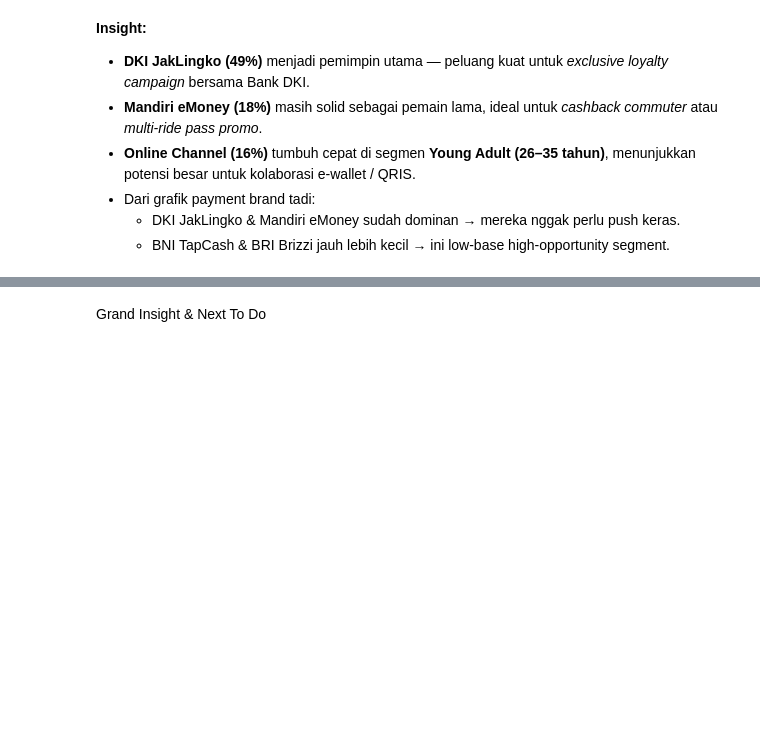
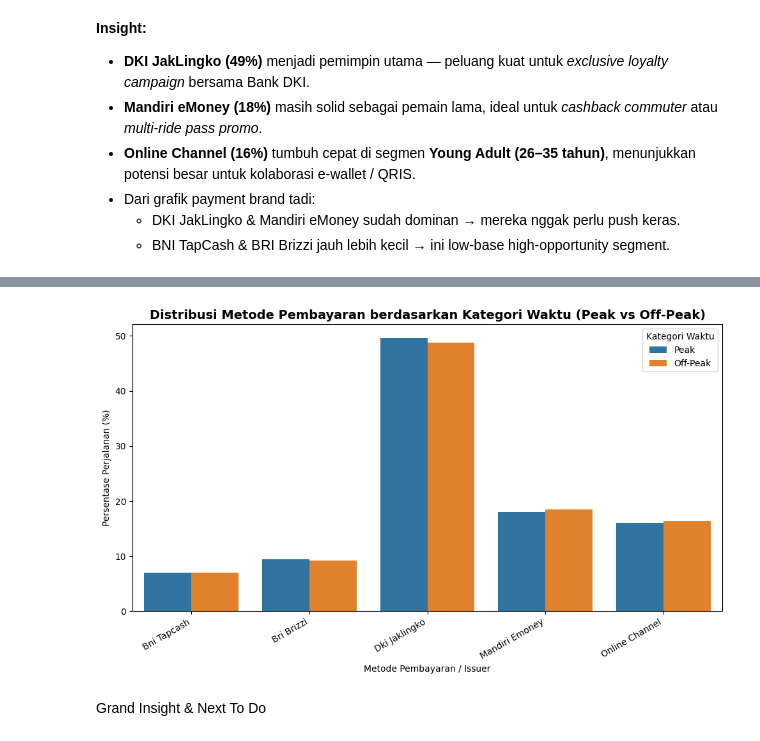
Before and after one commit to esj2303/transjakarta-project, a Jupyter notebook: capstone_module3.ipynb, the cells around one changed output, grey strips where cells are left out. Drawn from its saved outputs; the diff is of its cells as text; code cells hidden in the pictures; blank space fills up the shorter version.

```diff
--- a/capstone_module3.ipynb
+++ b/capstone_module3.ipynb
@@ -1220,3 +1276,58 @@ Name: proportion, dtype: float64
+# %%
+import pandas as pd
+import matplotlib.pyplot as plt
+import seaborn as sns
+
+# Pastikan jam & peakHour ada
+if 'tapInTime' in df.columns and 'hour' not in df.columns:
+    df['tapInTime'] = pd.to_datetime(df['tapInTime'], errors='coerce')
+    df['hour'] = df['tapInTime'].dt.hour
+
+if 'peakHour' not in df.columns:
+    df['peakHour'] = df['hour'].apply(lambda x: 'Peak' if (6 <= x < 9) or (16 <= x <= 20) else 'Off-Peak')
+
+# Amankan nama kolom brand (ubah sesuai kolom yang kamu punya)
+brand_col_candidates = ['paymentBrand','paymentCardGroup','payCardBank']
+brand_col = next((c for c in brand_col_candidates if c in df.columns), None)
+assert brand_col is not None, "Kolom brand pembayaran tidak ditemukan. Coba cek nama kolomnya."
+
+# (Opsional) Standardisasi teks brand
+df[brand_col] = df[brand_col].astype(str).str.strip().str.title()
+
+# Aggregasi
+payment_pivot = (
+    df.groupby([brand_col,'peakHour'])
+      .size()
+      .reset_index(name='count')
+)
+
+# >>> KUNCI PERBAIKAN: gunakan transform agar index align
+payment_pivot['percent'] = (
+    payment_pivot['count'] /
+    payment_pivot.groupby('peakHour')['count'].transform('sum')
+) * 100
+
+# Urutan legend/hue
+hue_order = ['Peak','Off-Peak'] if payment_pivot['peakHour'].isin(['Peak','Off-Peak']).all() else None
+
+# Plot
+plt.figure(figsize=(10,6))
+sns.barplot(
+    data=payment_pivot,
+    x=brand_col,
+    y='percent',
+    hue='peakHour',
+    hue_order=hue_order
+)
+plt.title('Distribusi Metode Pembayaran berdasarkan Kategori Waktu (Peak vs Off-Peak)', fontsize=14, weight='bold')
+plt.xlabel('Metode Pembayaran / Issuer')
+plt.ylabel('Persentase Perjalanan (%)')
+plt.xticks(rotation=30, ha='right')
+plt.legend(title='Kategori Waktu')
+plt.tight_layout()
+plt.show()
+# %% [output]
+[figure, added]
 # %% [markdown]
 Grand Insight & Next To Do
 # %% [markdown]
```
Also changed, not shown: parts of 5 cells of this notebook.
